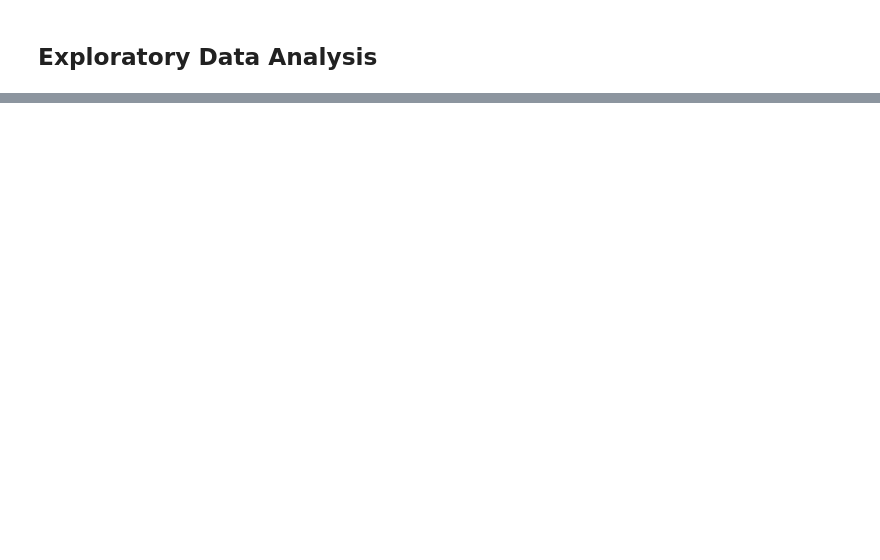
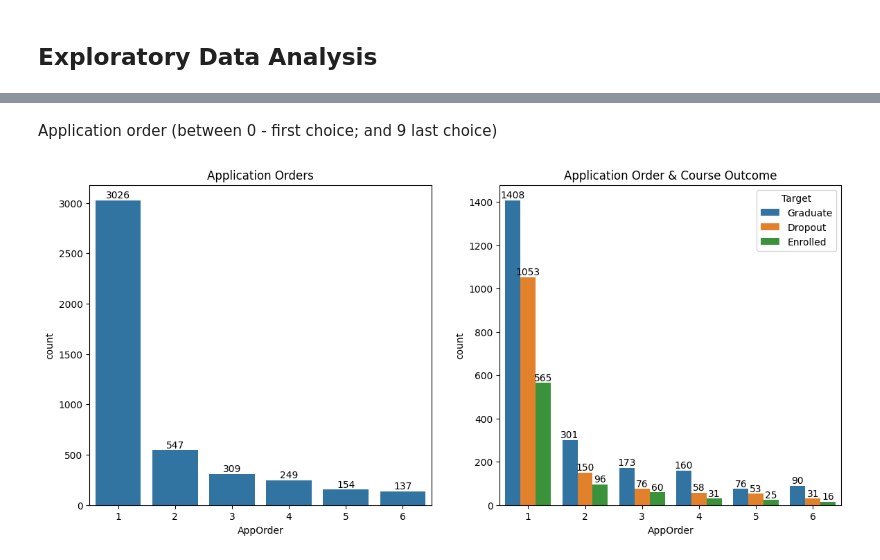
Before and after one commit to AydanKazimzada/predict-students-success, a Jupyter notebook: prediction.ipynb, the cells around one changed output, grey strips where cells are left out. Saved outputs shown, nothing was run; the diff lists cells and outputs as text; code cells hidden in the pictures; blank space fills up the shorter version.

```diff
--- a/prediction.ipynb
+++ b/prediction.ipynb
@@ -202,0 +401,30 @@ Name: count, dtype: int64
+# %% [markdown]
+Application order (between 0 - first choice; and 9 last choice)
+# %%
+fig, (ax1, ax2) = plt.subplots(1, 2, figsize=(14, 6))
+
+ax1 = sns.countplot(x=df['AppOrder'],
+              order = df['AppOrder'].value_counts().index[:6],
+              ax=ax1)
+
+for c in ax1.containers:
+    ax1.bar_label(c)
+
+ax1.set_title('Application Orders')
+
+
+ax2 = sns.countplot(x=df['AppOrder'],
+              order = df['AppOrder'].value_counts().index[:6],
+              hue=df['Target'],
+              ax=ax2)
+
+
+ax2.set_title('Application Order & Course Outcome')
+
+for container in ax2.containers:
+    ax2.bar_label(container)
+
+
+plt.show()
+# %% [output]
+[figure, added]
```
Also changed, not shown: parts of 28 cells of this notebook.
